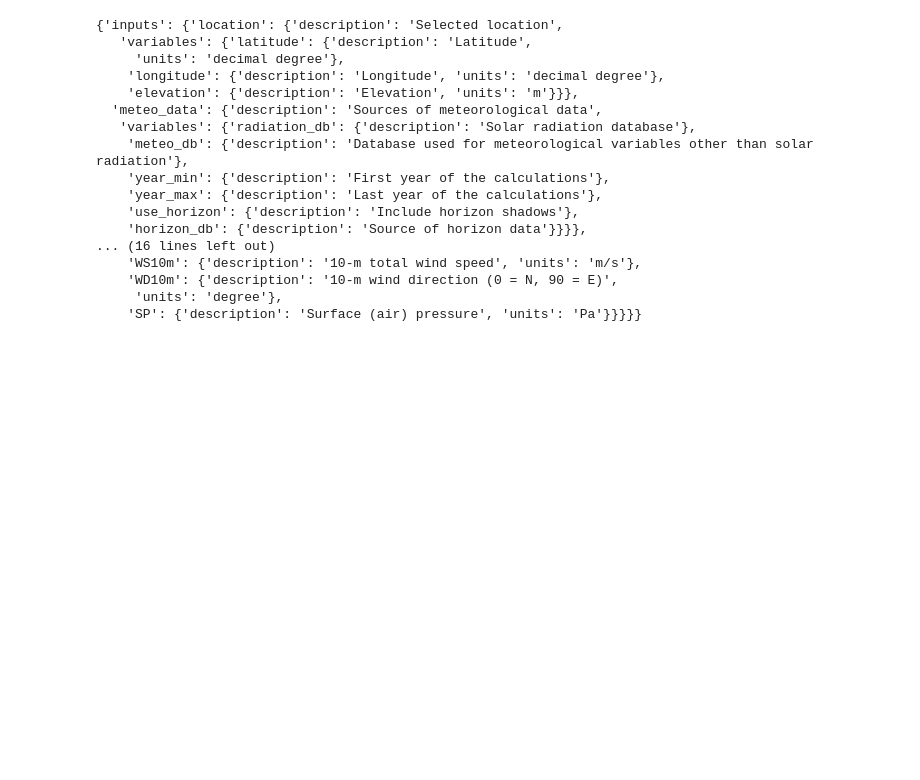
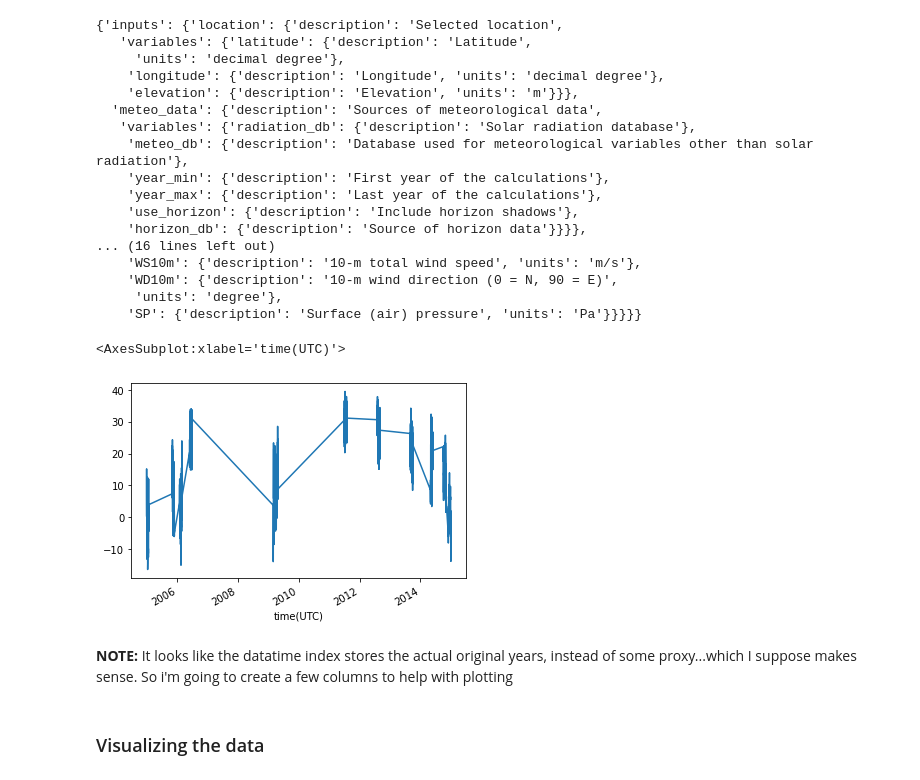
Before and after one commit to Cayt-Schlichting/solar-performance-modeling, a Jupyter notebook: Typical_Meteorological_Year.ipynb, the cells around one changed output. Drawn from its saved outputs; the diff is of its cells as text; code cells hidden in the pictures; blank space fills up the shorter version.

Commit message:
added some plotting-save point

```diff
--- a/Typical_Meteorological_Year.ipynb
+++ b/Typical_Meteorological_Year.ipynb
@@ -20,9 +20,13 @@ This tutorial seems to use a standard file for TMY, but that was last updated in
 # %%
 import os
 import pandas as pd
+import numpy as np
 import pvlib
+import scipy.stats as stats
 
 import matplotlib.pyplot as plt
+import seaborn as sns
+sns.set_theme(palette='colorblind')
 # %%
 lat = 39.043
 lon = -94.681
@@ -128,3 +132,10 @@ meta
     'WD10m': {'description': '10-m wind direction (0 = N, 90 = E)',
      'units': 'degree'},
     'SP': {'description': 'Surface (air) pressure', 'units': 'Pa'}}}}}
+# %%
+tmy.temp_air.plot()
+# %% [output]
+<AxesSubplot:xlabel='time(UTC)'>
+[figure, added]
+# %% [markdown]
+**NOTE:** It looks like the datatime index stores the actual original years, instead of some proxy...which I suppose makes sense.  So i'm going to create a few columns to help with plotting
@@ -130,0 +148,2 @@ meta
+# %% [markdown]
+### Visualizing the data
```
Also changed, not shown: parts of 28 cells of this notebook.
